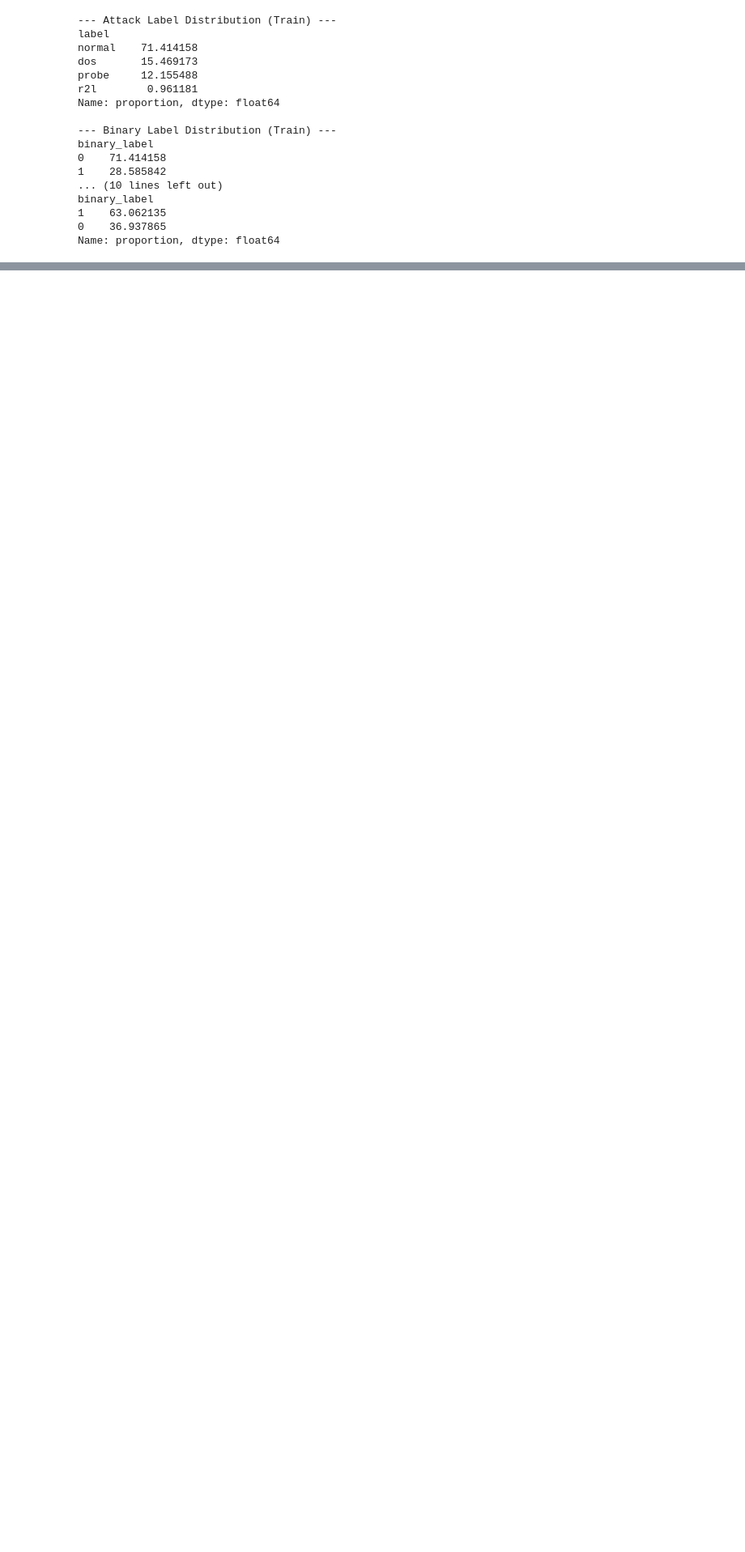
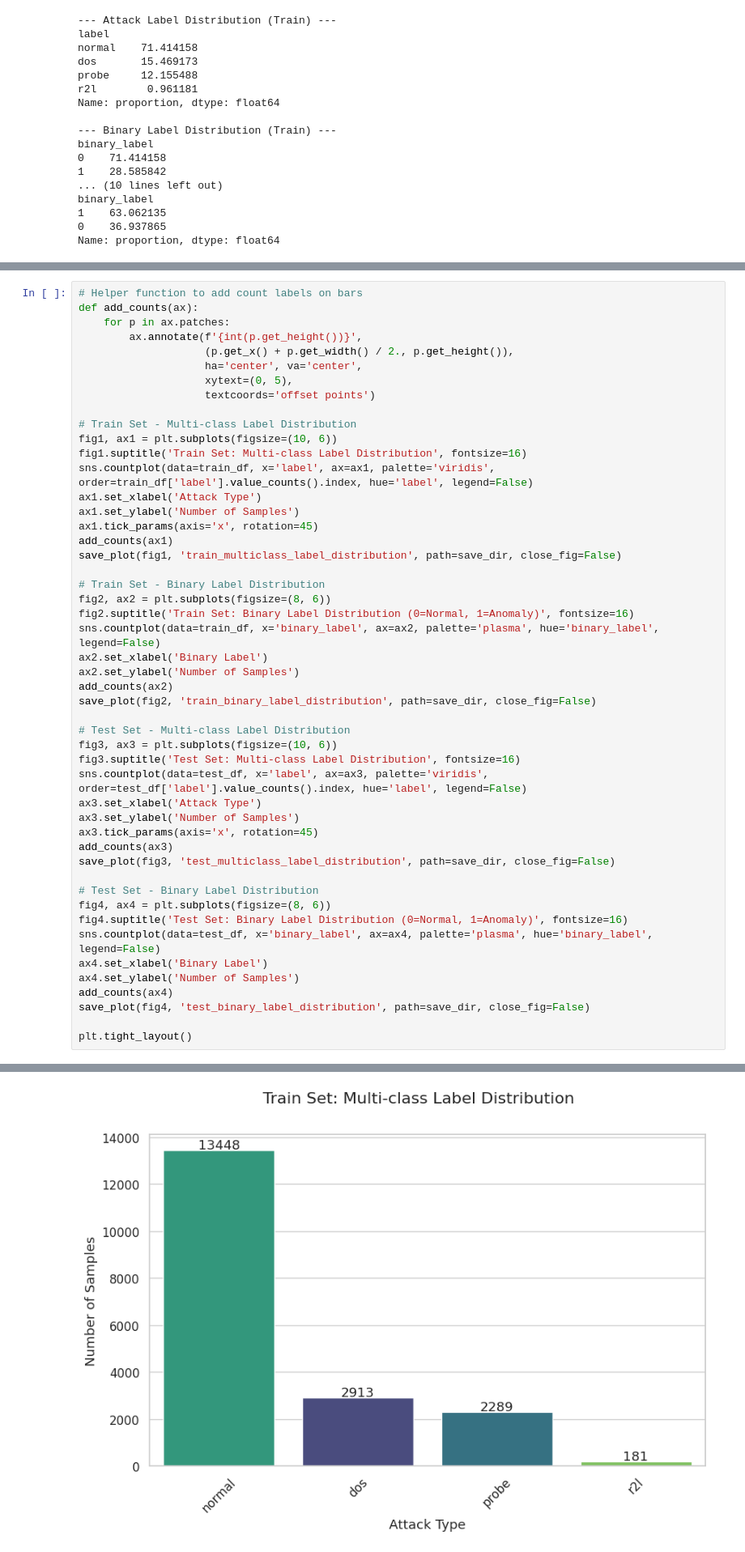
Before and after one commit to AImSecure/Laboratory3, a Jupyter notebook: lab/notebooks/Lab3_Anomaly_Detection.ipynb, the cells around one changed output, grey strips where cells are left out. Shown at 81% size. Saved outputs shown, nothing was run; the diff lists cells and outputs as text; blank space fills up the shorter version.

```diff
--- a/lab/notebooks/Lab3_Anomaly_Detection.ipynb
+++ b/lab/notebooks/Lab3_Anomaly_Detection.ipynb
@@ -305,0 +313,50 @@ TODO
+# %%
+# Helper function to add count labels on bars
+def add_counts(ax):
+    for p in ax.patches:
+        ax.annotate(f'{int(p.get_height())}',
+                    (p.get_x() + p.get_width() / 2., p.get_height()),
+                    ha='center', va='center',
+                    xytext=(0, 5),
+                    textcoords='offset points')
+
+# Train Set - Multi-class Label Distribution
+fig1, ax1 = plt.subplots(figsize=(10, 6))
+fig1.suptitle('Train Set: Multi-class Label Distribution', fontsize=16)
+sns.countplot(data=train_df, x='label', ax=ax1, palette='viridis', order=train_df['label'].value_counts().index, hue='label', legend=False)
+ax1.set_xlabel('Attack Type')
+ax1.set_ylabel('Number of Samples')
+ax1.tick_params(axis='x', rotation=45)
+add_counts(ax1)
+save_plot(fig1, 'train_multiclass_label_distribution', path=save_dir, close_fig=False)
+
+# Train Set - Binary Label Distribution
+fig2, ax2 = plt.subplots(figsize=(8, 6))
+fig2.suptitle('Train Set: Binary Label Distribution (0=Normal, 1=Anomaly)', fontsize=16)
+sns.countplot(data=train_df, x='binary_label', ax=ax2, palette='plasma', hue='binary_label', legend=False)
+ax2.set_xlabel('Binary Label')
+ax2.set_ylabel('Number of Samples')
+add_counts(ax2)
+save_plot(fig2, 'train_binary_label_distribution', path=save_dir, close_fig=False)
+
+# Test Set - Multi-class Label Distribution
+fig3, ax3 = plt.subplots(figsize=(10, 6))
+fig3.suptitle('Test Set: Multi-class Label Distribution', fontsize=16)
+sns.countplot(data=test_df, x='label', ax=ax3, palette='viridis', order=test_df['label'].value_counts().index, hue='label', legend=False)
+ax3.set_xlabel('Attack Type')
+ax3.set_ylabel('Number of Samples')
+ax3.tick_params(axis='x', rotation=45)
+add_counts(ax3)
+save_plot(fig3, 'test_multiclass_label_distribution', path=save_dir, close_fig=False)
+
+# Test Set - Binary Label Distribution
+fig4, ax4 = plt.subplots(figsize=(8, 6))
+fig4.suptitle('Test Set: Binary Label Distribution (0=Normal, 1=Anomaly)', fontsize=16)
+sns.countplot(data=test_df, x='binary_label', ax=ax4, palette='plasma', hue='binary_label', legend=False)
+ax4.set_xlabel('Binary Label')
+ax4.set_ylabel('Number of Samples')
+add_counts(ax4)
+save_plot(fig4, 'test_binary_label_distribution', path=save_dir, close_fig=False)
+
+plt.tight_layout()
+# %% [output]
@@ -305,0 +367 @@ TODO
+[figure, added]
```
Also changed, not shown: parts of 53 cells of this notebook.
